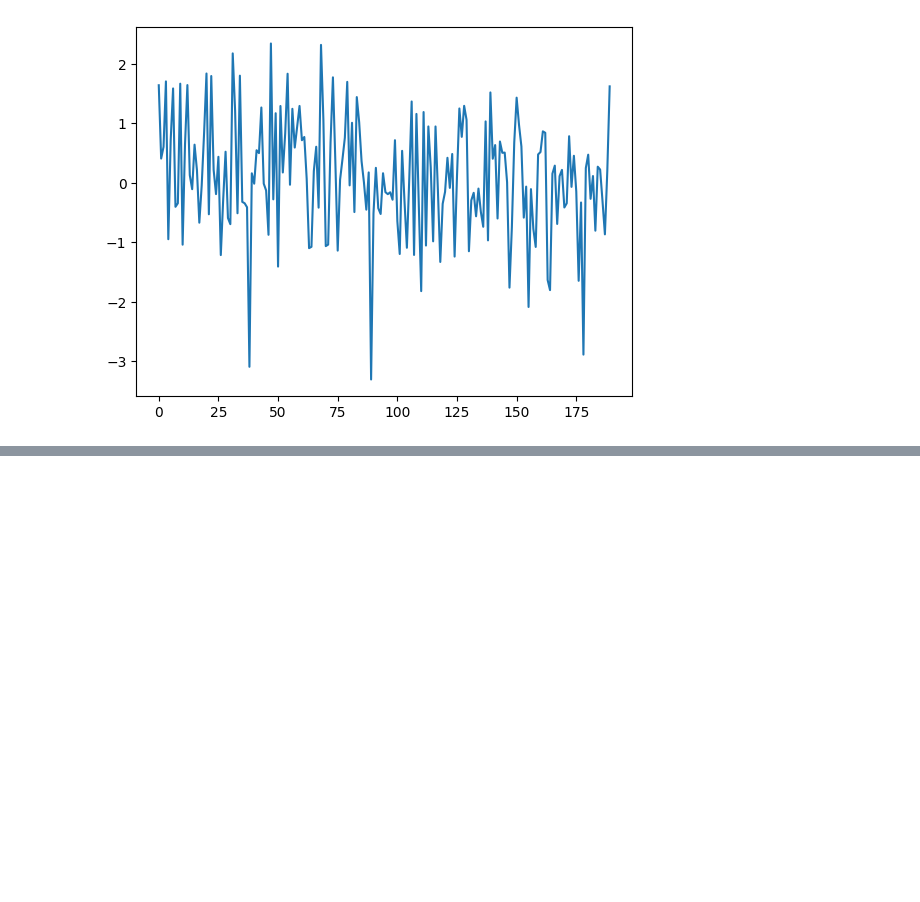
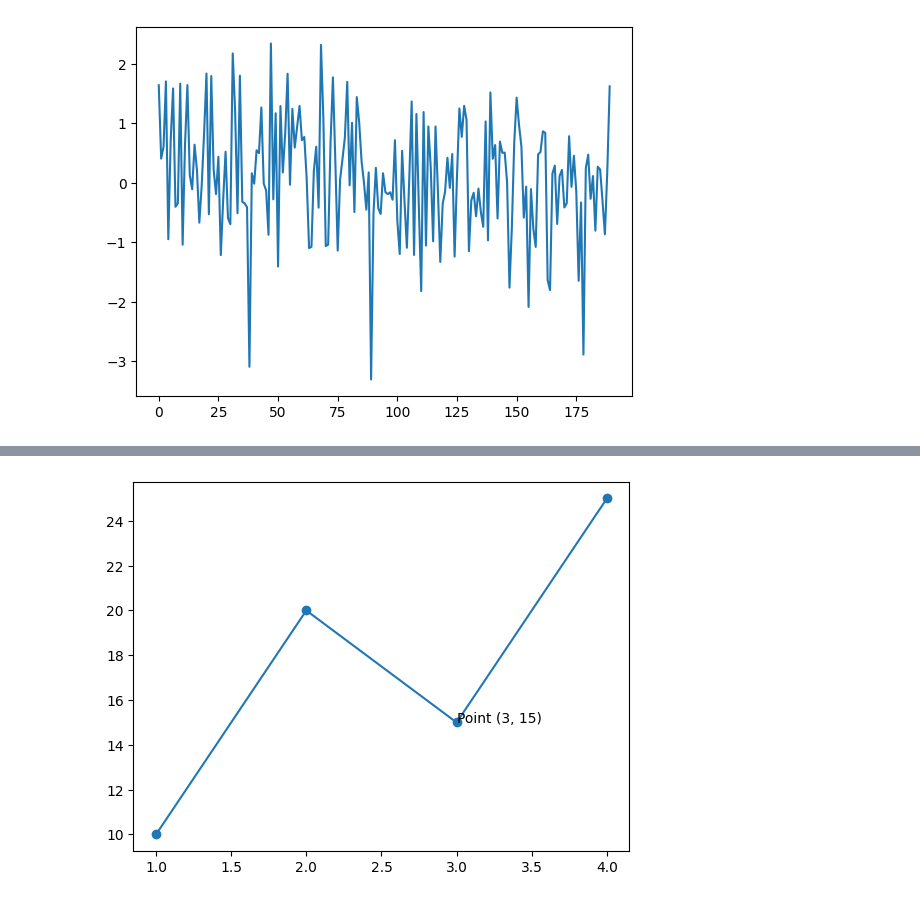
Before and after one commit to kunalmeon/Data-Analysis-Examples, a Jupyter notebook: SuperStoreData.ipynb, the cells around one changed output, grey strips where cells are left out. Saved outputs shown, nothing was run; the diff lists cells and outputs as text; code cells hidden in the pictures; blank space fills up the shorter version.

```diff
--- a/SuperStoreData.ipynb
+++ b/SuperStoreData.ipynb
@@ -2137,0 +2171,11 @@ None
+# %%
+import matplotlib.pyplot as plt
+
+x = [1, 2, 3, 4]
+y = [10, 20, 15, 25]
+
+plt.plot(x, y, marker='o')
+plt.annotate('Point (3, 15)', xy=(3, 15))
+plt.show()
+# %% [output]
+[figure, added]
```
Also changed, not shown: parts of 112 cells of this notebook.
